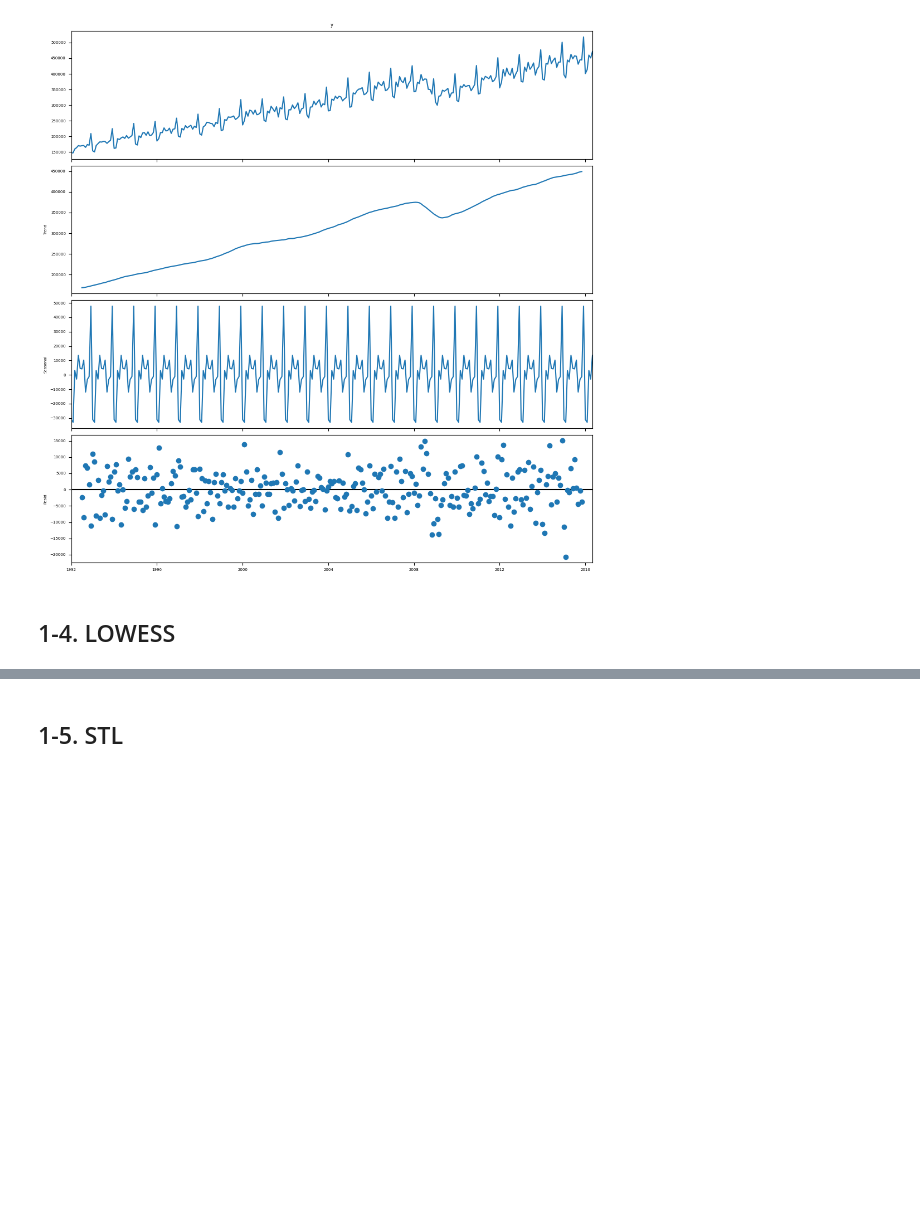
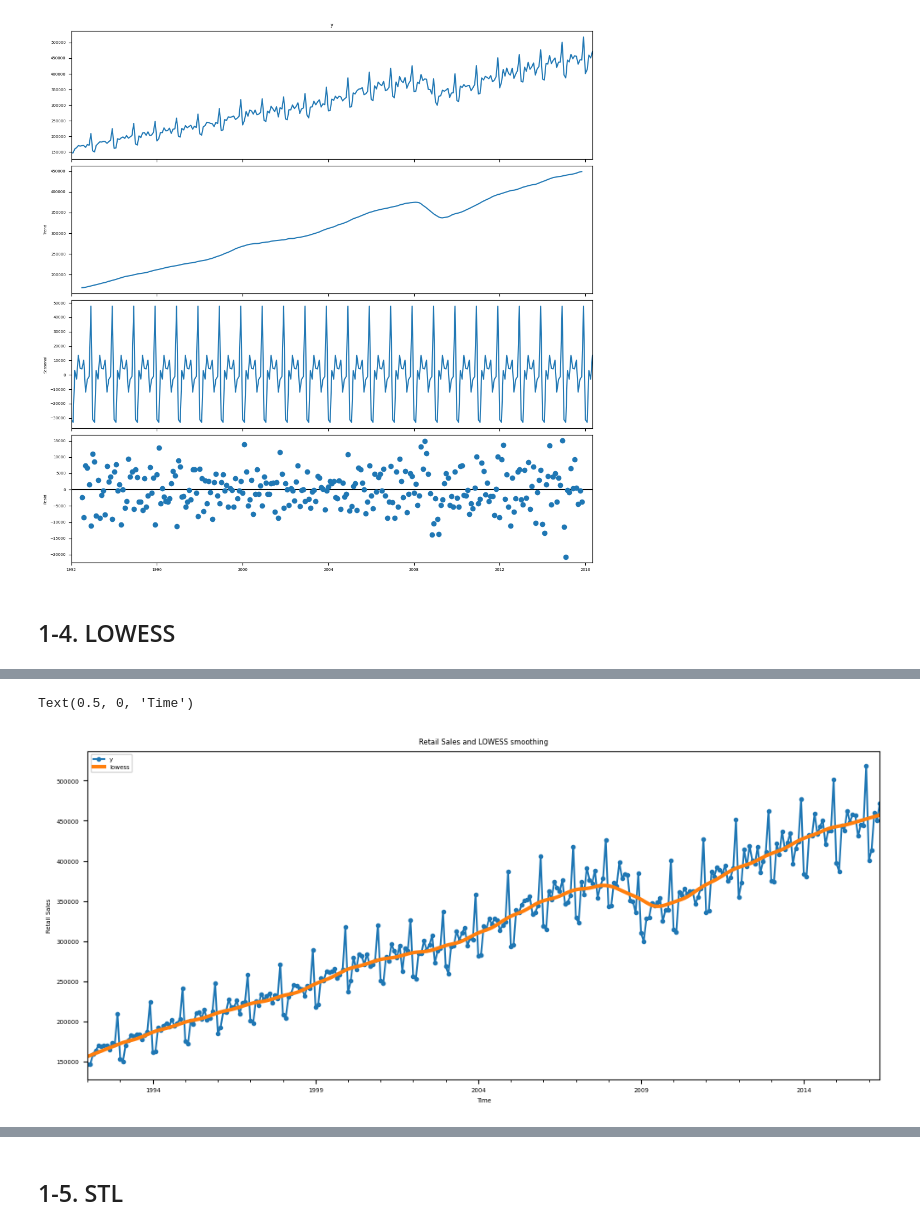
Before and after one commit to yungshun317/pd-algo-trading, a Jupyter notebook: feature_engineering.ipynb, the cells around one changed output, grey strips where cells are left out. Cells and saved outputs as stored; diff of their text form; code cells hidden in the pictures; blank space fills up the shorter version.

```diff
--- a/feature_engineering.ipynb
+++ b/feature_engineering.ipynb
@@ -199,0 +203,3 @@ res.plot();
+# %%
+df = pd.read_csv("datasets/example_retail_sales.csv", parse_dates=["ds"], index_col=["ds"])
+df.head()
@@ -199,0 +225,20 @@ res.plot();
+# %%
+# The input of lowess need to be numpy arrays and a numeric type
+y = df["y"]
+x = np.arange(0, len(y))  # datetime is not a numeric type
+# so we use a sequence of integers
+# for the x-values for the purpose of fitting
+
+# lowess returns an array where the first column
+# are the x values and the second column are the
+# values of the fit at those x values
+
+res = lowess(
+    endog=y,  # the y values
+    exog=x,  # the corresponding x values
+    frac=0.1,  # fraction of dataset to use in window
+    it=3,  # Number of iterations for robust regression.
+    # The default value of 3 is typically good enough [1].
+)
+
+res[:10,]
@@ -199,0 +256,4 @@ res.plot();
+# %%
+# Append the lowess curve to the original dataframe
+df["lowess"] = res[:, 1]
+df.head()
@@ -199,0 +268,11 @@ res.plot();
+# %%
+# Plot the fit
+fig, ax = plt.subplots(figsize=[12, 5])
+df.plot(y="y", marker=".", ax=ax)
+df.plot(y="lowess", ax=ax, linewidth=3)
+ax.set_title("Retail Sales and LOWESS smoothing")
+ax.set_ylabel("Retail Sales")
+ax.set_xlabel("Time")
+# %% [output]
+Text(0.5, 0, 'Time')
+[figure, added]
```
Also changed, not shown: parts of 15 cells of this notebook.
